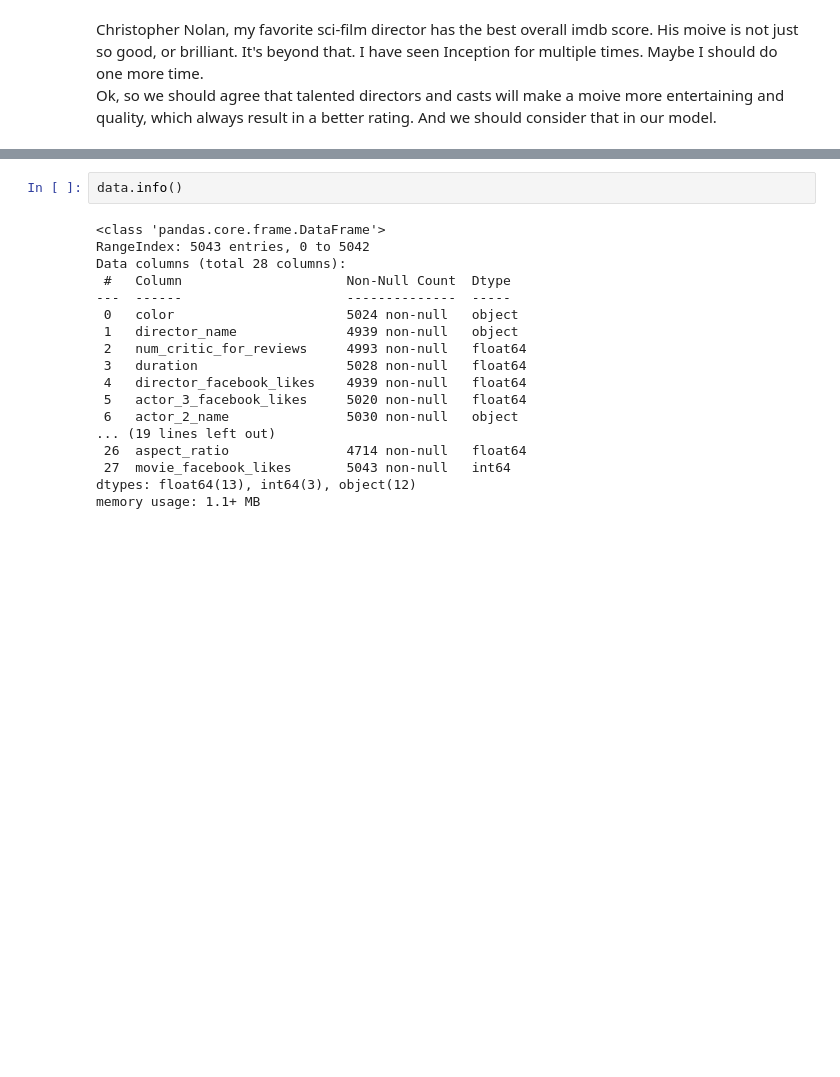
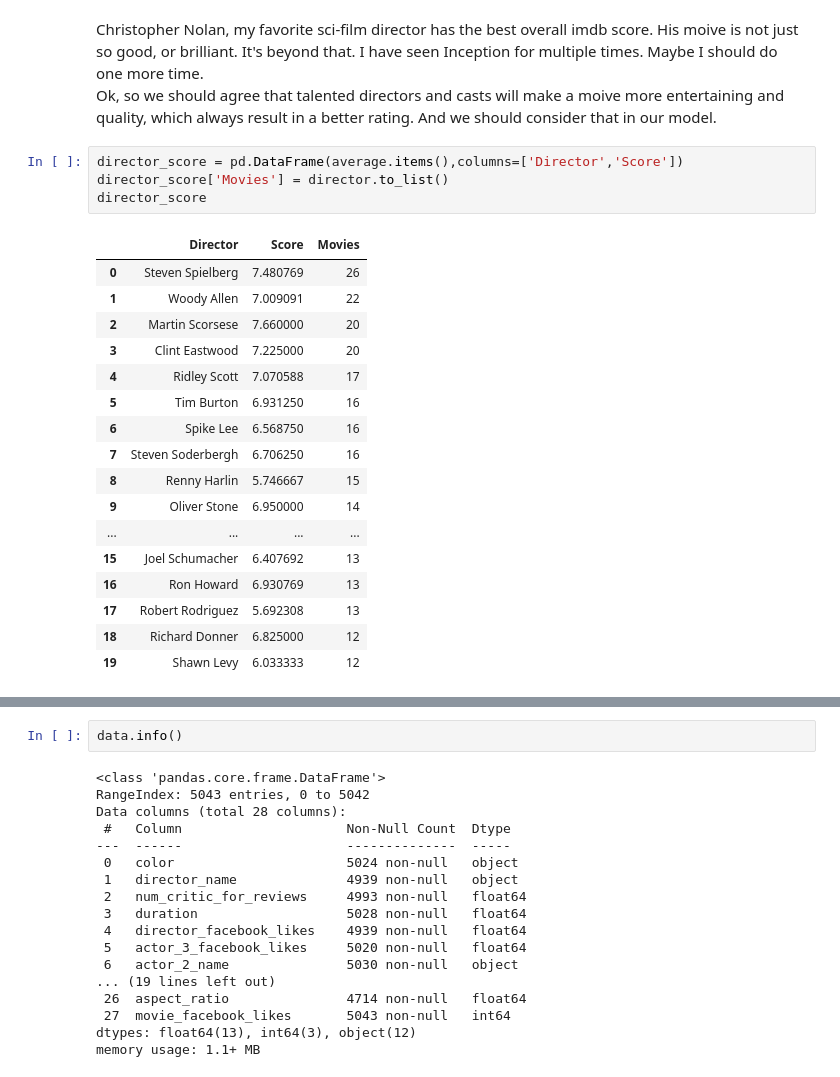
Before and after one commit to parkerhale/demo_project, a Jupyter notebook: Untitled1.ipynb, the cells around one changed output, grey strips where cells are left out. Saved outputs shown, nothing was run; the diff lists cells and outputs as text; blank space fills up the shorter version.

```diff
--- a/Untitled1.ipynb
+++ b/Untitled1.ipynb
@@ -102,3 +123,25 @@ sorted(average.items(), key=lambda x: -x[1])
 # %% [markdown]
 Christopher Nolan, my favorite sci-film director has the best overall imdb score. His moive is not just so good, or brilliant. It's beyond that. I have seen Inception for multiple times. Maybe I should do one more time.
 <br>Ok, so we should agree that talented directors and casts will make a moive more entertaining and quality, which always result in a better rating. And we should consider that in our model.
+# %%
+director_score = pd.DataFrame(average.items(),columns=['Director','Score'])
+director_score['Movies'] = director.to_list()
+director_score
+# %% [output]
+|  | Director | Score | Movies |
+| 0 | Steven Spielberg | 7.480769 | 26 |
+| 1 | Woody Allen | 7.009091 | 22 |
+| 2 | Martin Scorsese | 7.660000 | 20 |
+| 3 | Clint Eastwood | 7.225000 | 20 |
+| 4 | Ridley Scott | 7.070588 | 17 |
+| 5 | Tim Burton | 6.931250 | 16 |
+| 6 | Spike Lee | 6.568750 | 16 |
+| 7 | Steven Soderbergh | 6.706250 | 16 |
+| 8 | Renny Harlin | 5.746667 | 15 |
+| 9 | Oliver Stone | 6.950000 | 14 |
+| ... | ... | ... | ... |
+| 15 | Joel Schumacher | 6.407692 | 13 |
+| 16 | Ron Howard | 6.930769 | 13 |
+| 17 | Robert Rodriguez | 5.692308 | 13 |
+| 18 | Richard Donner | 6.825000 | 12 |
+| 19 | Shawn Levy | 6.033333 | 12 |
```
Also changed, not shown: parts of 17 cells of this notebook.
